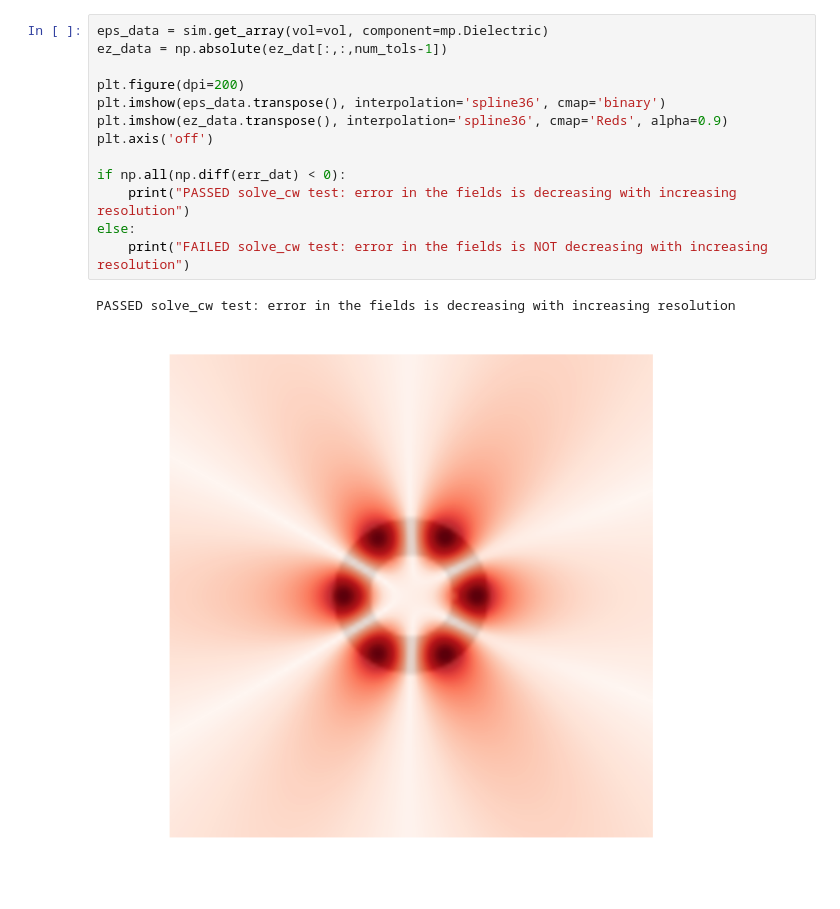
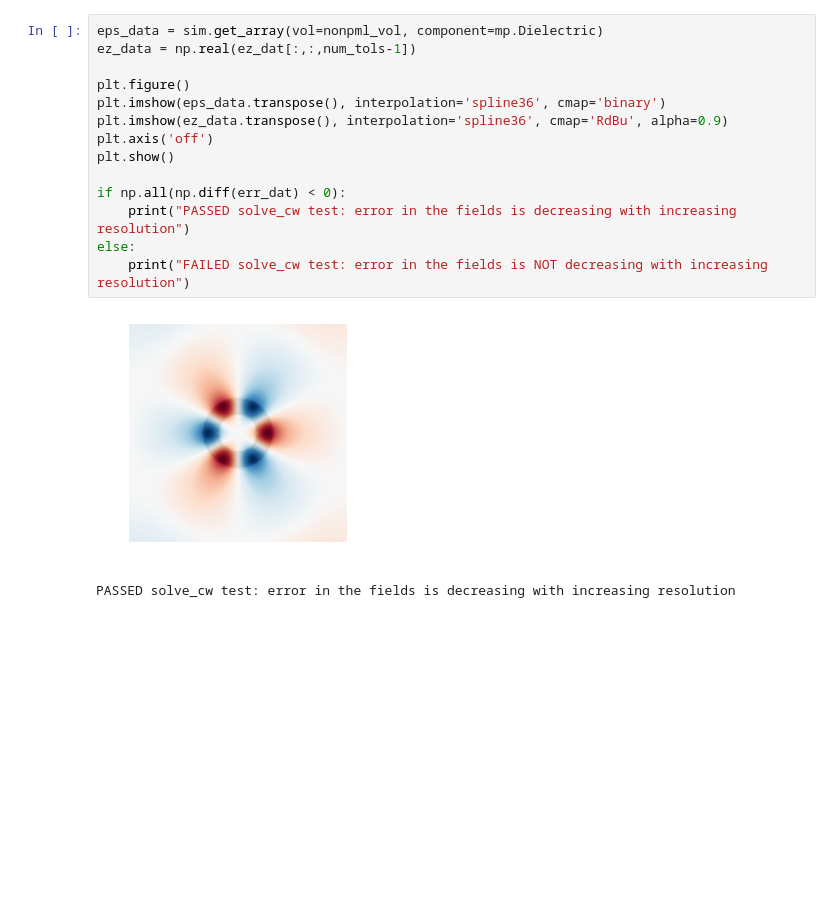
Before and after one commit to NanoComp/meep, a Jupyter notebook: python/examples/solve-cw.ipynb, the cells around one changed output. Drawn from its saved outputs; the diff is of its cells as text; blank space fills up the shorter version.

```diff
--- a/python/examples/solve-cw.ipynb
+++ b/python/examples/solve-cw.ipynb
@@ -57,19 +69,20 @@ Text(0, 0.5, 'L2 norm of error in fields')
 # %%
-eps_data = sim.get_array(vol=vol, component=mp.Dielectric)
-ez_data = np.absolute(ez_dat[:,:,num_tols-1])
+eps_data = sim.get_array(vol=nonpml_vol, component=mp.Dielectric)
+ez_data = np.real(ez_dat[:,:,num_tols-1])
 
-plt.figure(dpi=200)
+plt.figure()
 plt.imshow(eps_data.transpose(), interpolation='spline36', cmap='binary')
-plt.imshow(ez_data.transpose(), interpolation='spline36', cmap='Reds', alpha=0.9)
+plt.imshow(ez_data.transpose(), interpolation='spline36', cmap='RdBu', alpha=0.9)
 plt.axis('off')
+plt.show()
 
 if np.all(np.diff(err_dat) < 0):
     print("PASSED solve_cw test: error in the fields is decreasing with increasing resolution")
 else:
     print("FAILED solve_cw test: error in the fields is NOT decreasing with increasing resolution")
 # %% [output]
+[figure, new version]
 PASSED solve_cw test: error in the fields is decreasing with increasing resolution
-[figure, old version]
 # %%
 sim.reset_meep()
 
```
Also changed, not shown: parts of 4 cells of this notebook, 13 other files.
